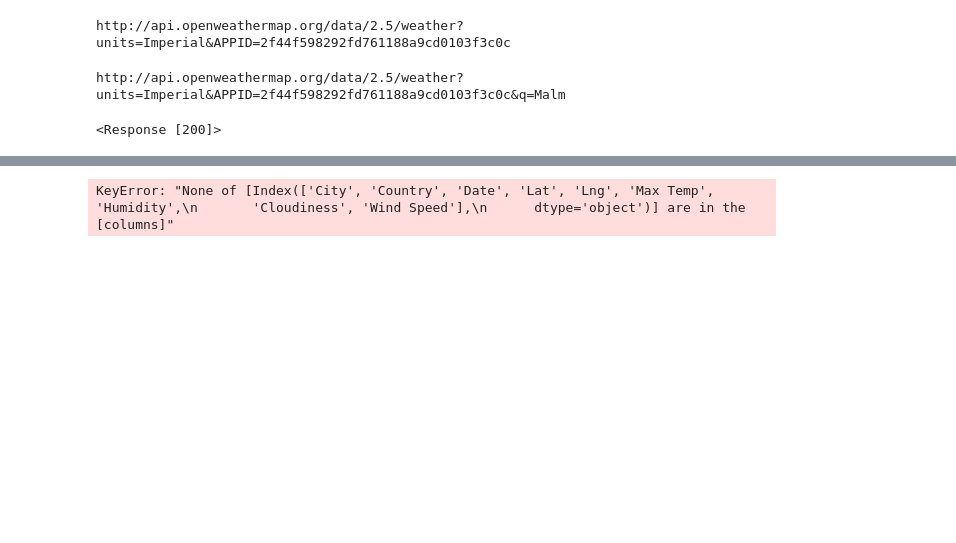
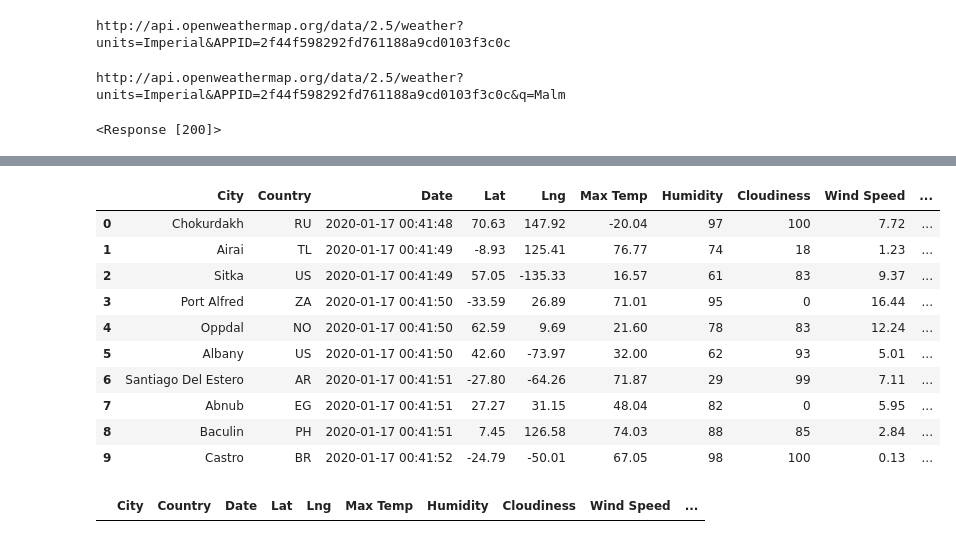
Before and after one commit to alysonrussell/World_Weather_Analysis, a Jupyter notebook: Weather_Database.ipynb, the cells around one changed output, grey strips where cells are left out. Saved outputs shown, nothing was run; the diff lists cells and outputs as text; code cells hidden in the pictures; blank space fills up the shorter version.

```diff
--- a/Weather_Database.ipynb
+++ b/Weather_Database.ipynb
@@ -161,9 +166,21 @@ city_data_df.tail(10)
 # %%
 # Reorder the columns.
-new_column_order = ["City", "Country", "Date", "Lat", "Lng", "Max Temp", "Humidity", "Cloudiness", "Wind Speed"]
+new_column_order = ["City", "Country", "Date", "Lat", "Lng", "Max Temp", "Humidity",
+                    "Cloudiness", "Wind Speed", "Current Description", "Rain Inches (current 3 hours)",
+                   "Snow Inches (current 3 hours)"]
 city_data_df = city_data_df[new_column_order]
 city_data_df.head(10)
 # %% [output]
-KeyError: "None of [Index(['City', 'Country', 'Date', 'Lat', 'Lng', 'Max Temp', 'Humidity',\n       'Cloudiness', 'Wind Speed'],\n      dtype='object')] are in the [columns]"
+|  | City | Country | Date | Lat | Lng | Max Temp | Humidity | Cloudiness | Wind Speed | ... |
+| 0 | Chokurdakh | RU | 2020-01-17 00:41:48 | 70.63 | 147.92 | -20.04 | 97 | 100 | 7.72 | ... |
+| 1 | Airai | TL | 2020-01-17 00:41:49 | -8.93 | 125.41 | 76.77 | 74 | 18 | 1.23 | ... |
+| 2 | Sitka | US | 2020-01-17 00:41:49 | 57.05 | -135.33 | 16.57 | 61 | 83 | 9.37 | ... |
+| 3 | Port Alfred | ZA | 2020-01-17 00:41:50 | -33.59 | 26.89 | 71.01 | 95 | 0 | 16.44 | ... |
+| 4 | Oppdal | NO | 2020-01-17 00:41:50 | 62.59 | 9.69 | 21.60 | 78 | 83 | 12.24 | ... |
+| 5 | Albany | US | 2020-01-17 00:41:50 | 42.60 | -73.97 | 32.00 | 62 | 93 | 5.01 | ... |
+| 6 | Santiago Del Estero | AR | 2020-01-17 00:41:51 | -27.80 | -64.26 | 71.87 | 29 | 99 | 7.11 | ... |
+| 7 | Abnub | EG | 2020-01-17 00:41:51 | 27.27 | 31.15 | 48.04 | 82 | 0 | 5.95 | ... |
+| 8 | Baculin | PH | 2020-01-17 00:41:51 | 7.45 | 126.58 | 74.03 | 88 | 85 | 2.84 | ... |
+| 9 | Castro | BR | 2020-01-17 00:41:52 | -24.79 | -50.01 | 67.05 | 98 | 100 | 0.13 | ... |
 # %%
 # Create the output file (CSV).
@@ -356,0 +190,5 @@ plot_linear_regression(x_values, y_values,
+# %%
+city_data_df[(city_data_df['Rain Inches (current 3 hours)'] >0) &
+             (city_data_df['Snow Inches (current 3 hours)'] >0)]
+# %% [output]
+|  | City | Country | Date | Lat | Lng | Max Temp | Humidity | Cloudiness | Wind Speed | ... |
```
Also changed, not shown: parts of 22 cells of this notebook, 6 other files.
